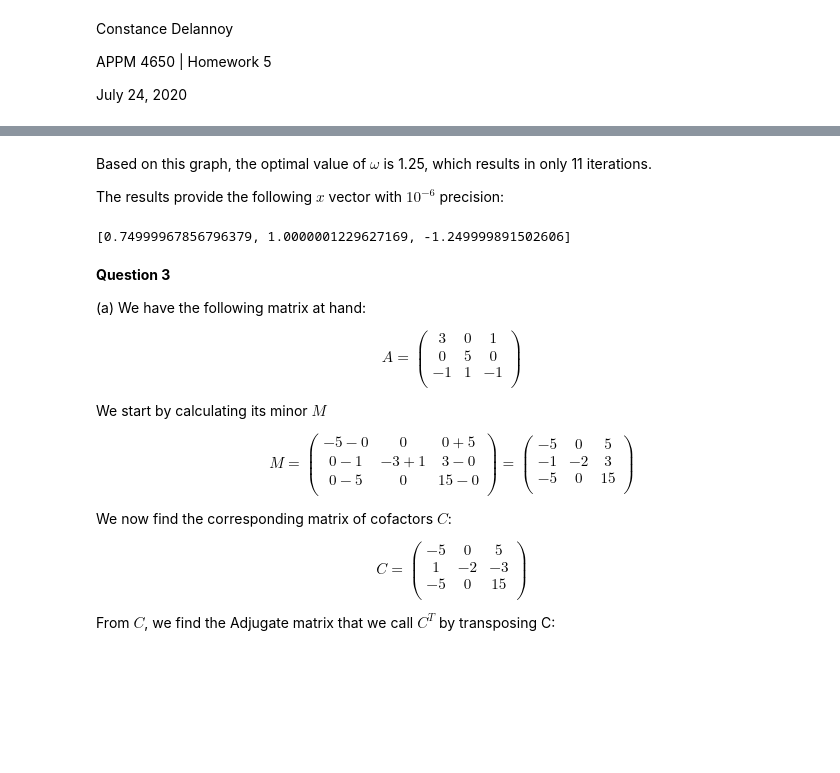
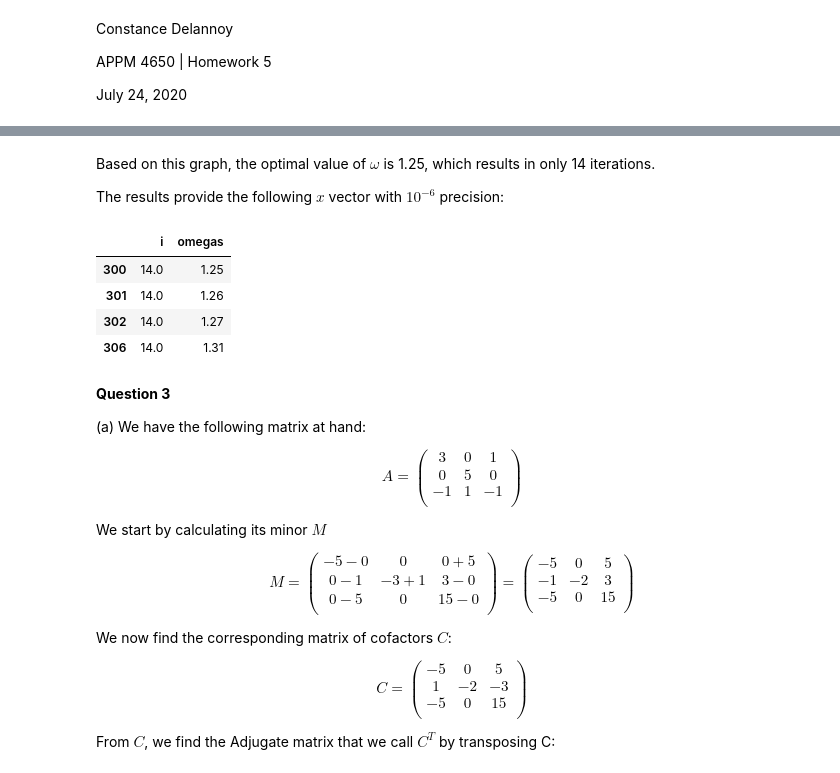
Before and after one commit to cdelannoy/Numerics, a Jupyter notebook: APPM4650_Homework5.ipynb, the cells around one changed output, grey strips where cells are left out. Drawn from its saved outputs; the diff is of its cells as text; code cells hidden in the pictures; blank space fills up the shorter version.

```diff
--- a/APPM4650_Homework5.ipynb
+++ b/APPM4650_Homework5.ipynb
@@ -111,11 +112,19 @@ plt.show()
 # %% [markdown]
-Based on this graph, the optimal value of $\omega$ is 1.25, which results in only 11 iterations.
+Based on this graph, the optimal value of $\omega$ is 1.25, which results in only 14 iterations.
 
 The results provide the following $x$ vector with $10^{-6}$ precision:
-# %%
-res[-4]
-# %% [output]
-[0.74999967856796379, 1.0000001229627169, -1.249999891502606]
+# %%
+res[-4]
+
+tst = pd.DataFrame({'i':iters, 'omegas':omegas})
+tst2 = tst.where(tst['i']==14).dropna()
+tst2
+# %% [output]
+|  | i | omegas |
+| 300 | 14.0 | 1.25 |
+| 301 | 14.0 | 1.26 |
+| 302 | 14.0 | 1.27 |
+| 306 | 14.0 | 1.31 |
 # %% [markdown]
 __Question 3__
 
```
Also changed, not shown: parts of 31 cells of this notebook.
